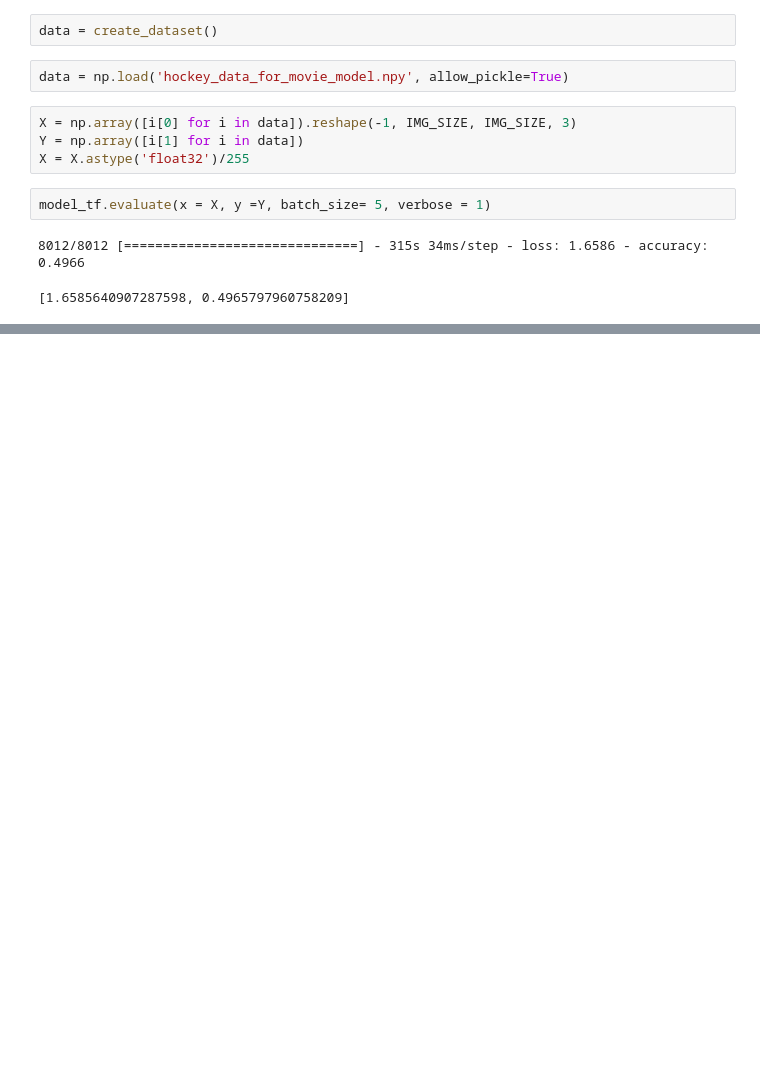
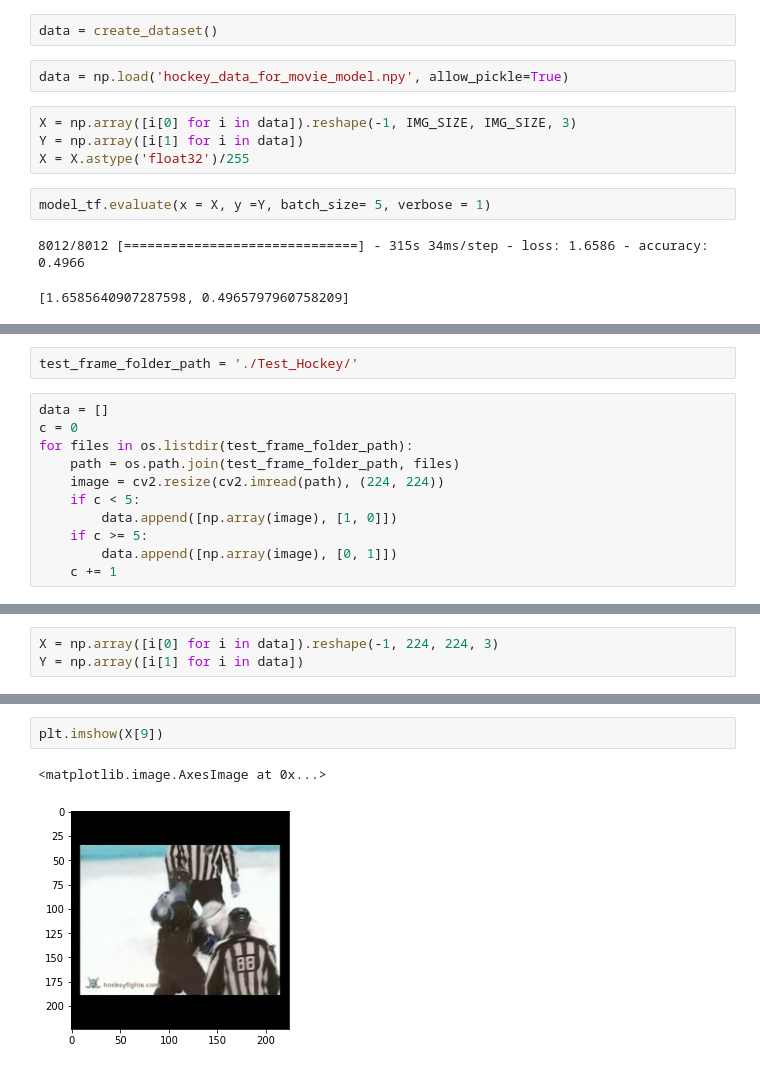
Before and after one commit to zubu007/Violence-Detection-using-GoogleNet, a Jupyter notebook: Evaluate_Hockey.ipynb, the cells around one changed output, grey strips where cells are left out. Cells and saved outputs as stored; diff of their text form; blank space fills up the shorter version.

Commit message:
Update with GradCAM test

```diff
--- a/Evaluate_Hockey.ipynb
+++ b/Evaluate_Hockey.ipynb
@@ -65,0 +69,13 @@ model_tf.evaluate(x = X, y =Y, batch_size= 5, verbose = 1)
+# %%
+test_frame_folder_path = './Test_Hockey/'
+# %%
+data = []
+c = 0
+for files in os.listdir(test_frame_folder_path):
+    path = os.path.join(test_frame_folder_path, files)
+    image = cv2.resize(cv2.imread(path), (224, 224))
+    if c < 5:
+        data.append([np.array(image), [1, 0]])
+    if c >= 5:
+        data.append([np.array(image), [0, 1]])
+    c += 1
@@ -65,0 +86,3 @@ model_tf.evaluate(x = X, y =Y, batch_size= 5, verbose = 1)
+# %%
+X = np.array([i[0] for i in data]).reshape(-1, 224, 224, 3)
+Y = np.array([i[1] for i in data])
@@ -65,0 +105,5 @@ model_tf.evaluate(x = X, y =Y, batch_size= 5, verbose = 1)
+# %%
+plt.imshow(X[9])
+# %% [output]
+<matplotlib.image.AxesImage at 0x...>
+[figure, added]
```
Also changed, not shown: parts of 5 cells of this notebook, 4 other files.
